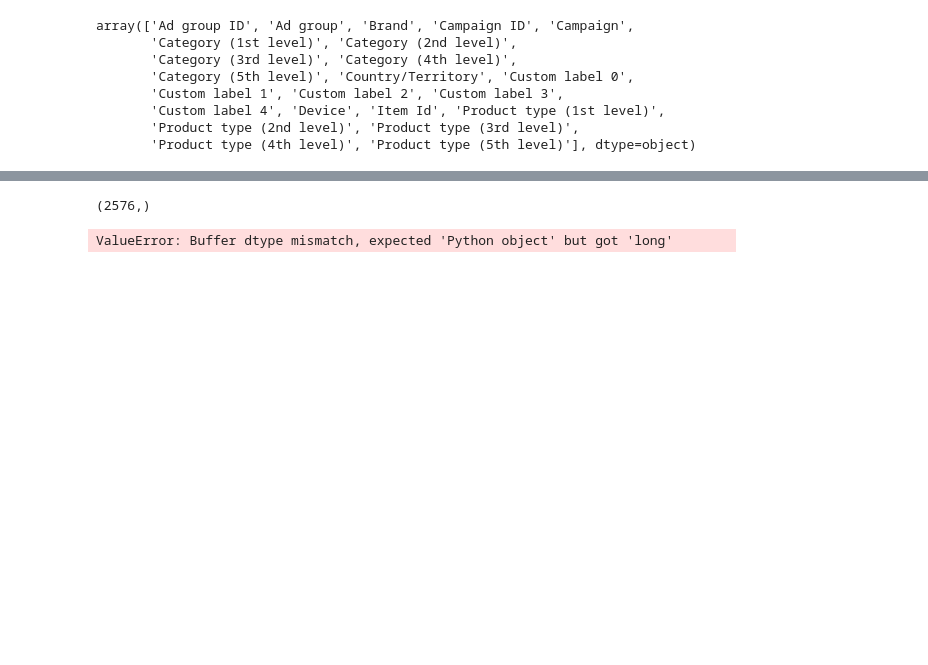
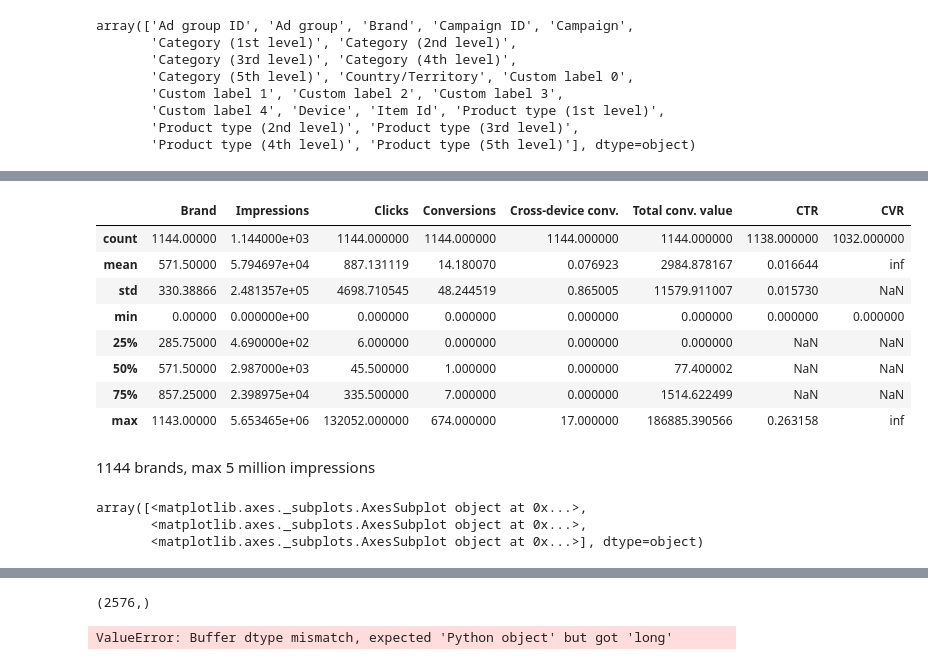
Before and after one commit to seanv507/crea, a Jupyter notebook: crealytics.ipynb, the cells around one changed output, grey strips where cells are left out. Saved outputs shown, nothing was run; the diff lists cells and outputs as text; code cells hidden in the pictures; blank space fills up the shorter version.

```diff
--- a/crealytics.ipynb
+++ b/crealytics.ipynb
@@ -33,0 +148,2 @@ OSError: [Errno 12] Cannot allocate memory
+# %%
+lookups_df1=lookups_df.set_index(['id_name','id_index'])
@@ -33,0 +181,4 @@ OSError: [Errno 12] Cannot allocate memory
+# %%
+a1['Brand_name']=a1.reset_index()['Brand'].map(lookups_df1.xs('Brand').id)
+# %%
+a2=a1.reset_index()
@@ -33,0 +194,2 @@ OSError: [Errno 12] Cannot allocate memory
+# %%
+a2['Brand_name']=a2['Brand'].map(lookups_df1.xs('Brand').id)
@@ -33,0 +205,20 @@ OSError: [Errno 12] Cannot allocate memory
+# %%
+a2.describe()
+# %% [output]
+|  | Brand | Impressions | Clicks | Conversions | Cross-device conv. | Total conv. value | CTR | CVR |
+| count | 1144.00000 | 1.144000e+03 | 1144.000000 | 1144.000000 | 1144.000000 | 1144.000000 | 1138.000000 | 1032.000000 |
+| mean | 571.50000 | 5.794697e+04 | 887.131119 | 14.180070 | 0.076923 | 2984.878167 | 0.016644 | inf |
+| std | 330.38866 | 2.481357e+05 | 4698.710545 | 48.244519 | 0.865005 | 11579.911007 | 0.015730 | NaN |
+| min | 0.00000 | 0.000000e+00 | 0.000000 | 0.000000 | 0.000000 | 0.000000 | 0.000000 | 0.000000 |
+| 25% | 285.75000 | 4.690000e+02 | 6.000000 | 0.000000 | 0.000000 | 0.000000 | NaN | NaN |
+| 50% | 571.50000 | 2.987000e+03 | 45.500000 | 1.000000 | 0.000000 | 77.400002 | NaN | NaN |
+| 75% | 857.25000 | 2.398975e+04 | 335.500000 | 7.000000 | 0.000000 | 1514.622499 | NaN | NaN |
+| max | 1143.00000 | 5.653465e+06 | 132052.000000 | 674.000000 | 17.000000 | 186885.390566 | 0.263158 | inf |
+# %% [markdown]
+1144 brands, max 5 million impressions
+# %%
+a2[:50].plot(x='Brand_name',y=['Impressions','CTR','CVR'],subplots=True,kind='bar')
+# %% [output]
+array([<matplotlib.axes._subplots.AxesSubplot object at 0x...>,
+       <matplotlib.axes._subplots.AxesSubplot object at 0x...>,
+       <matplotlib.axes._subplots.AxesSubplot object at 0x...>], dtype=object)
```
Also changed, not shown: parts of 50 cells of this notebook.
